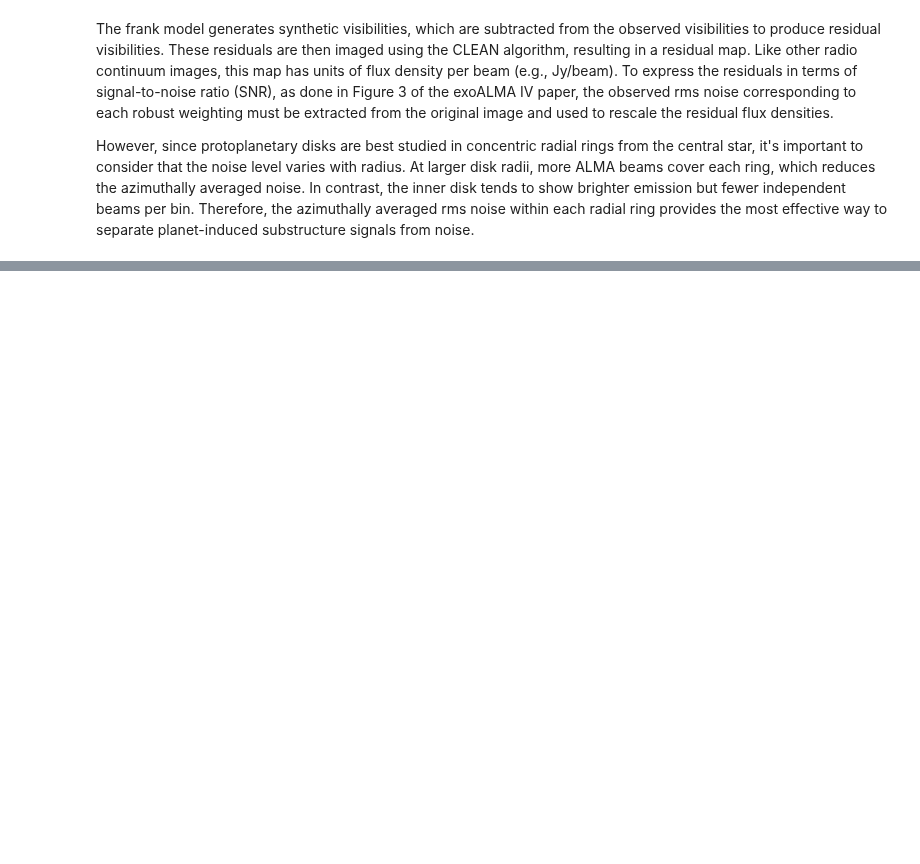
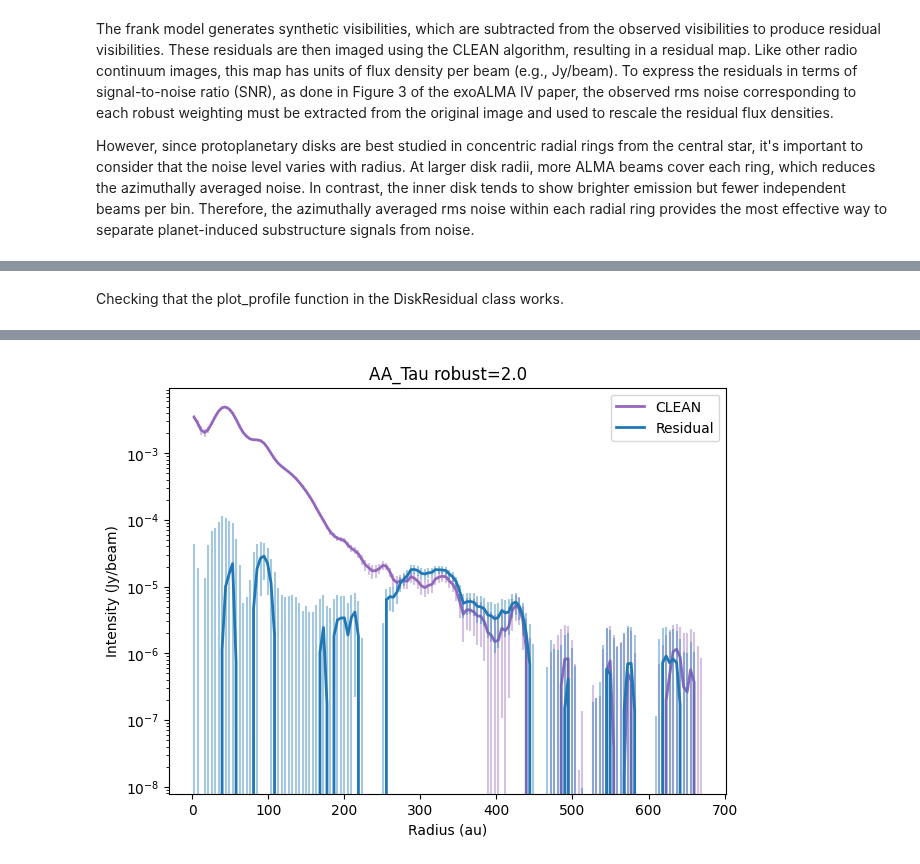
Before and after one commit to VWelke/CPD_MPIA, a Jupyter notebook: Residual_Plot.ipynb, the cells around one changed output, grey strips where cells are left out. Cells and saved outputs as stored; diff of their text form; code cells hidden in the pictures; blank space fills up the shorter version.

```diff
--- a/Residual_Plot.ipynb
+++ b/Residual_Plot.ipynb
@@ -234,0 +284,16 @@ Text(0, 0.5, 'Intensity (Jy sr^-1)')
+# %% [markdown]
+Checking that the plot_profile function in the DiskResidual class works.
+# %%
+# unit transformation from Jy/beam to Jy/sr
+# Jy/beam = Jy/sr * (beam area in sr)
+# beam area extracted from the header of the FITS file
+
+# --- IGNORE ---
+# unit transformation from arcsec to au
+# distance pc is NOT stored in the header of the FITS file
+
+
+# Adapted from table 1 of the exoALMA X paper
+
+all_disks["AA_Tau"].plot_profiles(robust_val="2.0", radius_unit="au")
+# %% [output]
@@ -234,0 +306 @@ Text(0, 0.5, 'Intensity (Jy sr^-1)')
+[figure, added]
```
Also changed, not shown: parts of 13 cells of this notebook, 1 other file.
